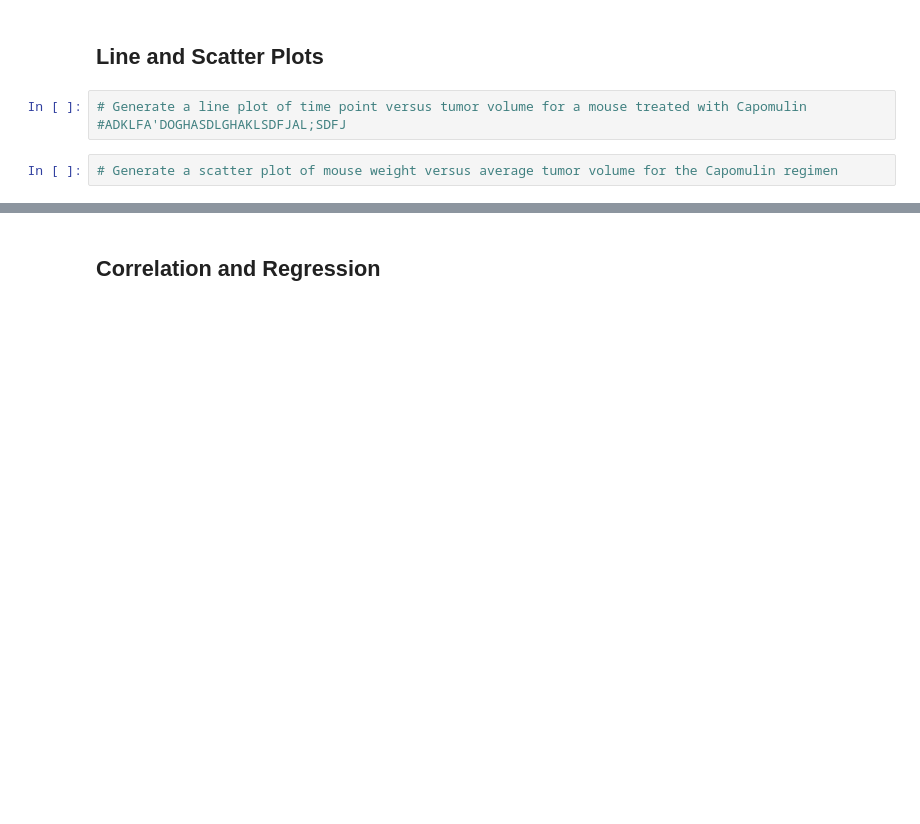
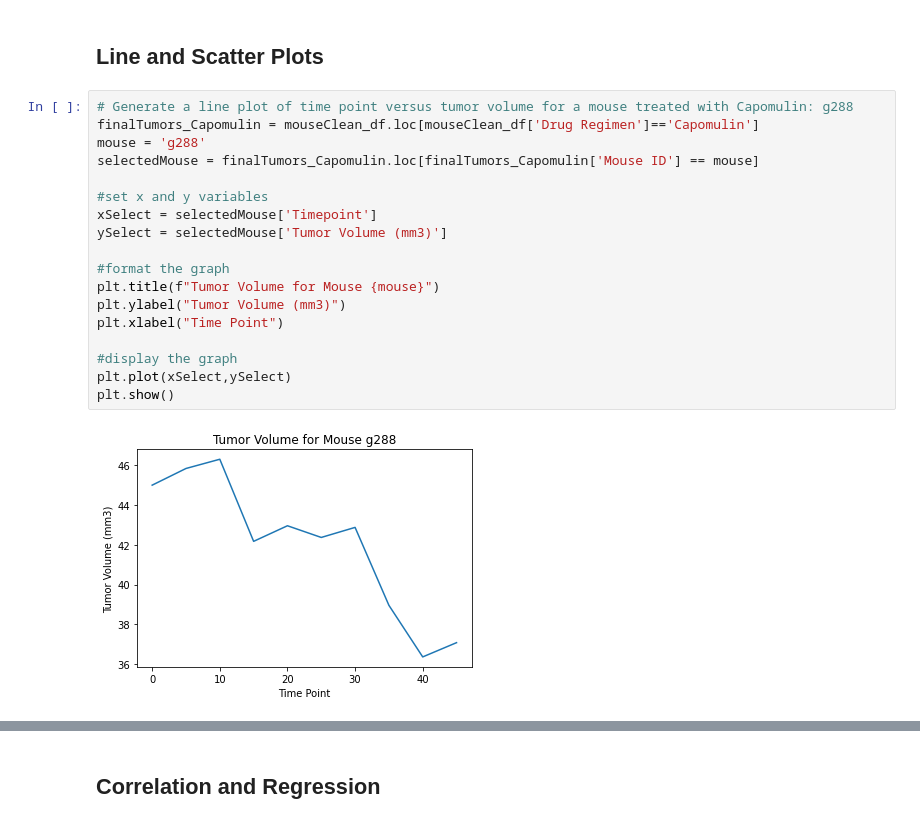
Before and after one commit to meielerol/matplotlib-challenge, a Jupyter notebook: pymaceuticals_starter.ipynb, the cells around one changed output, grey strips where cells are left out. Cells and saved outputs as stored; diff of their text form; blank space fills up the shorter version.

Commit message:
plot line and scatter updated

```diff
--- a/pymaceuticals_starter.ipynb
+++ b/pymaceuticals_starter.ipynb
@@ -412,8 +412,23 @@ Infubinol:[36.321345799999996]
 Ramicane:[]
 # %% [markdown]
 ## Line and Scatter Plots
-# %%
-# Generate a line plot of time point versus tumor volume for a mouse treated with Capomulin
-#ADKLFA'DOGHASDLGHAKLSDFJAL;SDFJ
-# %%
-# Generate a scatter plot of mouse weight versus average tumor volume for the Capomulin regimen
+# %%
+# Generate a line plot of time point versus tumor volume for a mouse treated with Capomulin: g288
+finalTumors_Capomulin = mouseClean_df.loc[mouseClean_df['Drug Regimen']=='Capomulin']
+mouse = 'g288'
+selectedMouse = finalTumors_Capomulin.loc[finalTumors_Capomulin['Mouse ID'] == mouse]
+
+#set x and y variables
+xSelect = selectedMouse['Timepoint']
+ySelect = selectedMouse['Tumor Volume (mm3)']
+
+#format the graph
+plt.title(f"Tumor Volume for Mouse {mouse}")
+plt.ylabel("Tumor Volume (mm3)")
+plt.xlabel("Time Point")
+
+#display the graph
+plt.plot(xSelect,ySelect)
+plt.show()
+# %% [output]
+[figure, added]
```
Also changed, not shown: parts of 2 cells of this notebook.
